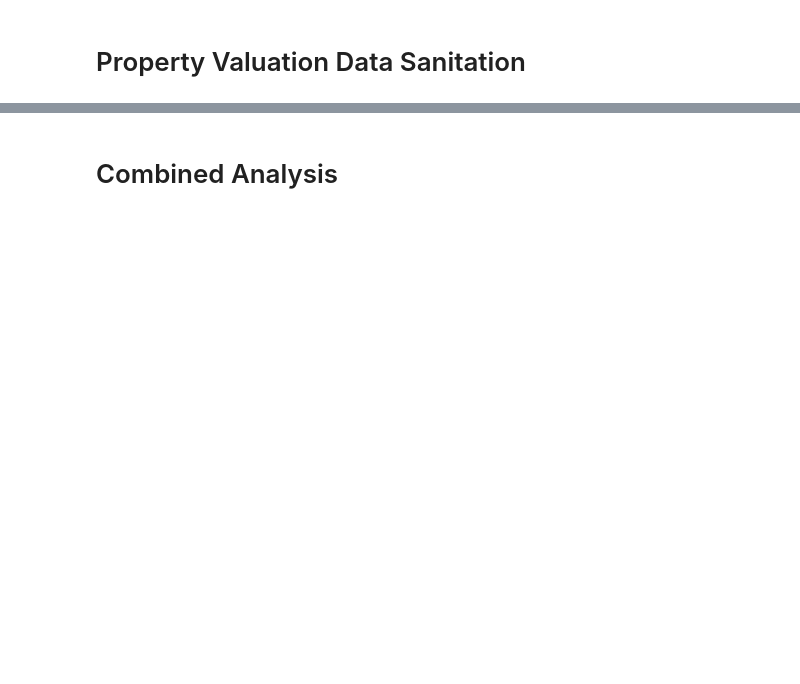
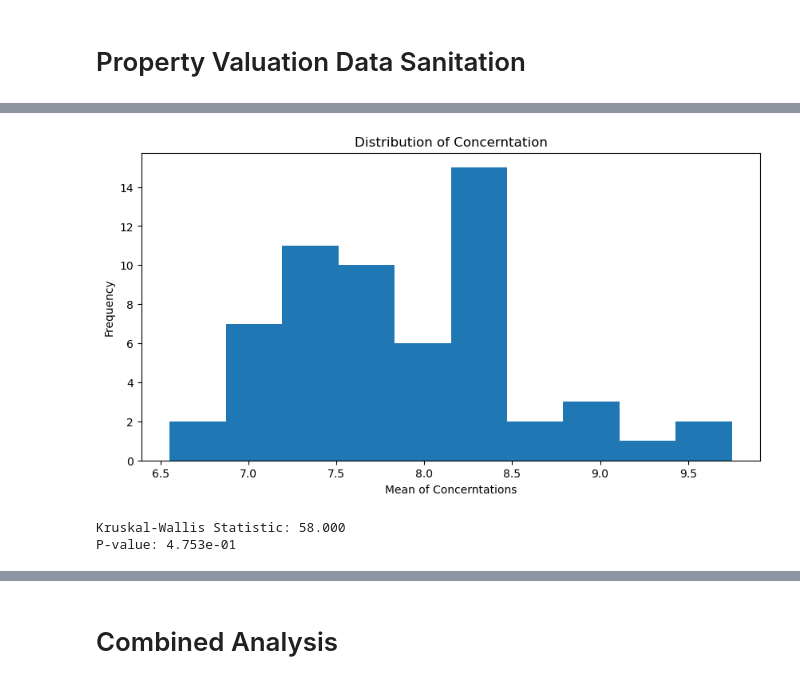
Before and after one commit to omarnyu/I2ADS-2024-group-project, a Jupyter notebook: final_project.ipynb, the cells around one changed output, grey strips where cells are left out. Cells and saved outputs as stored; diff of their text form; code cells hidden in the pictures; blank space fills up the shorter version.

```diff
--- a/final_project.ipynb
+++ b/final_project.ipynb
@@ -507,0 +783,5 @@ property_valuation_df.shape
+# %%
+filtered_air_qual['year'] = pd.to_datetime(filtered_air_qual['start_date'], errors='coerce').dt.year
+filtered_air_qual = filtered_air_qual[filtered_air_qual['year'] >= 2014]
+filtered_air_qual = filtered_air_qual.drop(columns = ['indicator_id', 'time_period'])
+filtered_air_qual.shape
@@ -507,0 +835,8 @@ property_valuation_df.shape
+# %%
+aggregated_properties = sample_properties.groupby('geo_join_id').agg({
+    'fullval': 'mean',
+    'bldgcl': lambda x: x.mode()[0],
+    'stories': 'mean'
+}).reset_index()
+
+aggregated_properties.head()
@@ -507,0 +850,4 @@ property_valuation_df.shape
+# %%
+pm25_df = filtered_air_qual[filtered_air_qual['name'] == 'Fine particles (PM 2.5)']
+pm25_df = pm25_df.groupby(['geo_join_id'])['data_value'].mean().reset_index()
+pm25_df.head()
@@ -507,0 +861,3 @@ property_valuation_df.shape
+# %%
+merged_df = aggregated_properties.merge(pm25_df, on='geo_join_id', how='inner')
+merged_df.head()
@@ -507,0 +871,22 @@ property_valuation_df.shape
+# %%
+plt.figure(figsize=(10, 5))
+plt.hist(merged_df['data_value'], bins = 10)
+plt.title('Distribution of Concerntation')
+plt.xlabel('Mean of Concerntations')
+plt.ylabel('Frequency')
+plt.show()
+# %% [output]
+[figure, added]
+# %%
+from scipy.stats import kruskal
+grouped = merged_df.groupby(['fullval', 'bldgcl', 'stories'])
+
+grouped_data = [group['data_value'].values for _, group in grouped]
+
+stat, p_value = kruskal(*grouped_data)
+
+print(f"Kruskal-Wallis Statistic: {stat:.3f}")
+print(f"P-value: {p_value:.3e}")
+# %% [output]
+Kruskal-Wallis Statistic: 58.000
+P-value: 4.753e-01
```
Also changed, not shown: parts of 43 cells of this notebook.
